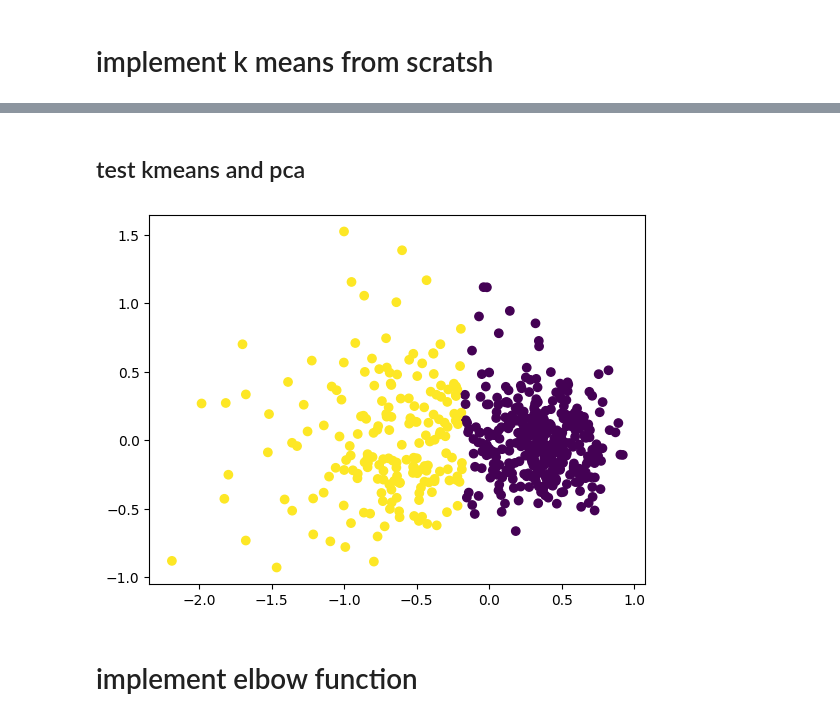
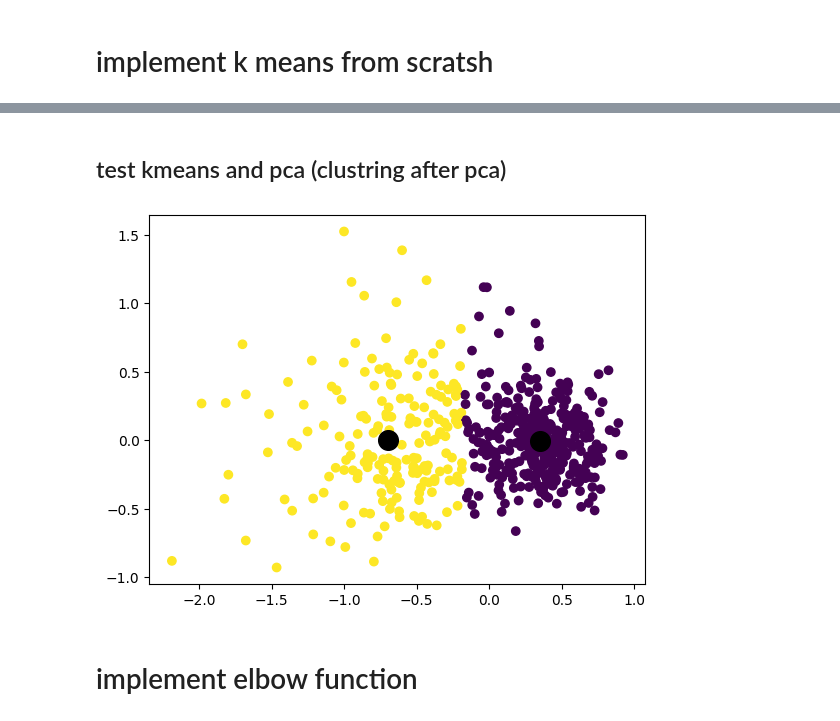
Before and after one commit to Tahker-w-tadmeer/intro_to_ml, a Jupyter notebook: ass 4-PCA and Kmeans/breast_cancer.ipynb, the cells around one changed output, grey strips where cells are left out. Cells and saved outputs as stored; diff of their text form; code cells hidden in the pictures.

```diff
--- a/ass 4-PCA and Kmeans/breast_cancer.ipynb
+++ b/ass 4-PCA and Kmeans/breast_cancer.ipynb
@@ -190,15 +201,17 @@ class KMeans_me:
 # %% [markdown]
-## test kmeans and pca
+## test kmeans and pca (clustring after pca)
 # %%
 pca = PCA_me(n_components=2)
 pca.fit(X_std)
 X_pca = pca.transform(X_std)
 kmeans = KMeans_me(k=2)
 labels=kmeans.fit(X_pca)
+centroids=kmeans.centroids
 plt.scatter(X_pca[:, 0], X_pca[:, 1], c=labels)
+plt.scatter(centroids[:, 0], centroids[:, 1], c='black', s=200, alpha=1)
 plt.show()
 # %% [output]
-[figure, old version]
+[figure, new version]
 # %% [markdown]
 # implement elbow function
 # %%
```
Also changed, not shown: parts of 8 cells of this notebook.
